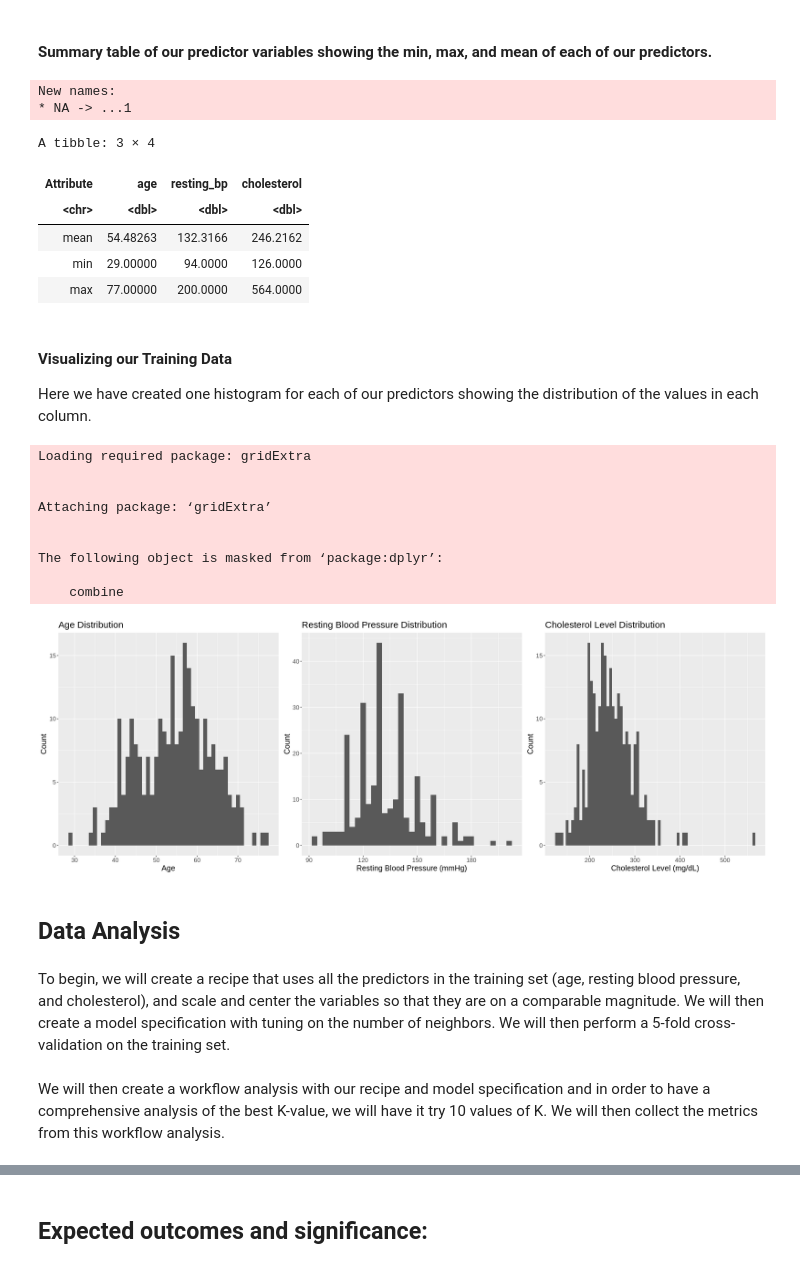
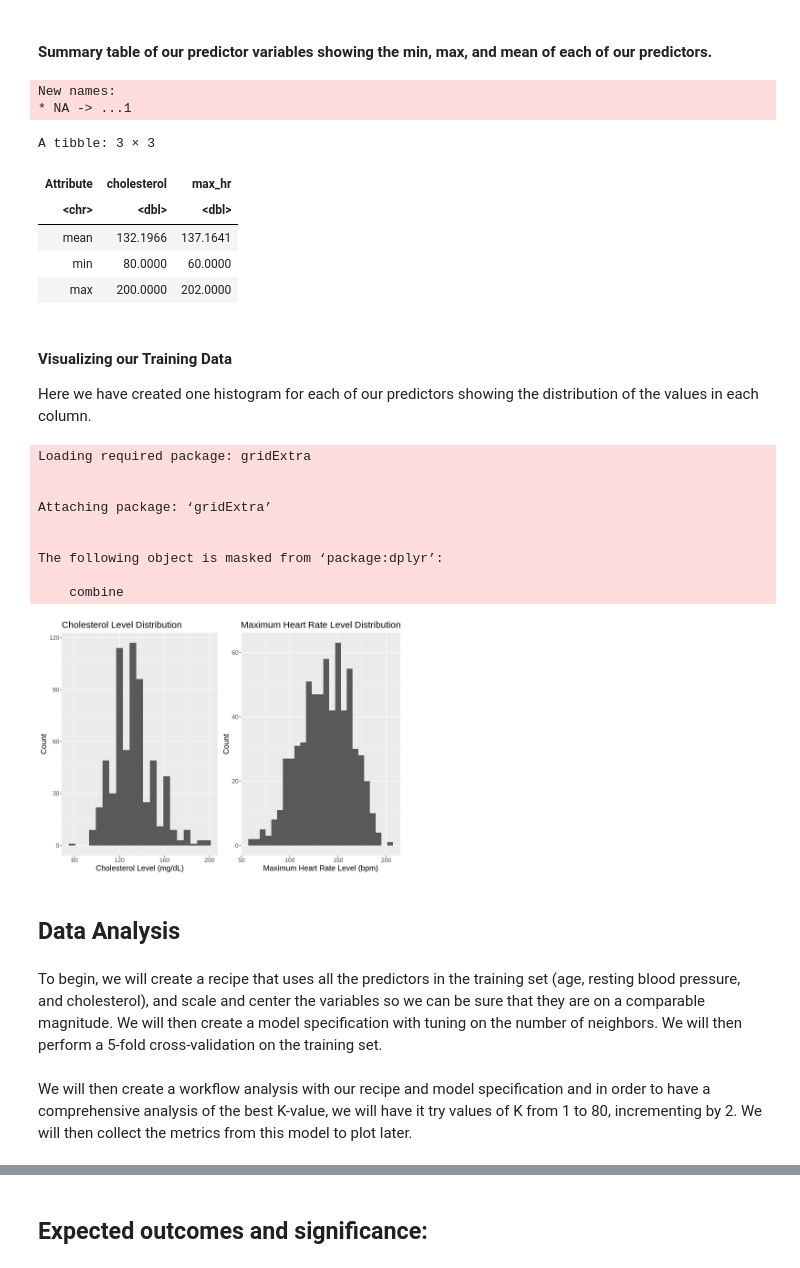
Before and after one commit to danielkaichis/dsci100_project, a Jupyter notebook: report.ipynb, the cells around one changed output, grey strips where cells are left out. Saved outputs shown, nothing was run; the diff lists cells and outputs as text; code cells hidden in the pictures.

Commit message:
complete visualization of results.

```diff
--- a/report.ipynb
+++ b/report.ipynb
@@ -118,57 +137,51 @@ predictor_summary <- bind_rows(mean_summary, min_summary, max_summary)
 # Combine predicted summary dataframe with descriptive row titles
 predictor_summary <- bind_cols(c("mean", "min", "max"), predictor_summary)
 # Rename column names to match what is in each column
-colnames(predictor_summary) = c("Attribute", "age", "resting_bp", "cholesterol")
+colnames(predictor_summary) = c("Attribute", "cholesterol", "max_hr")
 
 predictor_summary
 # %% [output]
 New names:
 * NA -> ...1
-A tibble: 3 × 4
+A tibble: 3 × 3
-| Attribute | age | resting_bp | cholesterol |
-| <chr> | <dbl> | <dbl> | <dbl> |
-| mean | 54.48263 | 132.3166 | 246.2162 |
-| min | 29.00000 | 94.0000 | 126.0000 |
-| max | 77.00000 | 200.0000 | 564.0000 |
+| Attribute | cholesterol | max_hr |
+| <chr> | <dbl> | <dbl> |
+| mean | 132.1966 | 137.1641 |
+| min | 80.0000 | 60.0000 |
+| max | 200.0000 | 202.0000 |
 # %% [markdown]
 #### Visualizing our Training Data
 Here we have created one histogram for each of our predictors showing the distribution of the values in each column.
 # %%
 require(gridExtra)
 options(repr.plot.height = 7, repr.plot.width = 20)
-age_histogram <- ggplot(heart_train, aes(x = age)) +
-    geom_histogram(binwidth = 1) +
-    xlab("Age") +
-    ylab("Count") +
-    ggtitle("Age Distribution") +
-    theme(text = element_text(size = 15))
-resting_bp_histogram <- ggplot(heart_train, aes(x = resting_bp)) +
-    geom_histogram(binwidth = 3) +
-    xlab("Resting Blood Pressure (mmHg)") +
-    ylab("Count") +
-    ggtitle("Resting Blood Pressure Distribution") +
-    theme(text = element_text(size = 15))
 cholesterol_histogram <- ggplot(heart_train, aes(x = cholesterol)) +
     geom_histogram(binwidth = 6) +
     xlab("Cholesterol Level (mg/dL)") +
     ylab("Count") +
     ggtitle("Cholesterol Level Distribution") +
     theme(text = element_text(size = 15))
+max_hr_histogram <- ggplot(heart_train, aes(x = max_hr)) +
+    geom_histogram(binwidth = 6) +
+    xlab("Maximum Heart Rate Level (bpm)") +
+    ylab("Count") +
+    ggtitle("Maximum Heart Rate Level Distribution") +
+    theme(text = element_text(size = 15))
 
-grid.arrange(age_histogram, resting_bp_histogram, cholesterol_histogram, ncol = 3)
+grid.arrange(cholesterol_histogram, max_hr_histogram, ncol = 4)
 # %% [output]
 Loading required package: gridExtra
 
 
 Attaching package: ‘gridExtra’
 
 
 The following object is masked from ‘package:dplyr’:
 
     combine
-[figure, old version]
+[figure, new version]
 # %% [markdown]
 ## Data Analysis
 # %% [markdown]
-To begin, we will create a recipe that uses all the predictors in the training set (age, resting blood pressure, and cholesterol), and scale and center the variables so that they are on a comparable magnitude. We will then create a model specification with tuning on the number of neighbors. We will then perform a 5-fold cross-validation on the training set.
+To begin, we will create a recipe that uses all the predictors in the training set (age, resting blood pressure, and cholesterol), and scale and center the variables so we can be sure that they are on a comparable magnitude. We will then create a model specification with tuning on the number of neighbors. We will then perform a 5-fold cross-validation on the training set.
 # %%
@@ -183,4 +201,4 @@ knn_spec <- nearest_neighbor(weight_func = "rectangular", neighbors = tune()) %>
 heart_vfold <- vfold_cv(heart_train, v = 5, strata = disease_presence)
 # %% [markdown]
-We will then create a workflow analysis with our recipe and model specification and in order to have a comprehensive analysis of the best K-value, we will have it try 10 values of K. We will then collect the metrics from this workflow analysis.
+We will then create a workflow analysis with our recipe and model specification and in order to have a comprehensive analysis of the best K-value, we will have it try values of K from 1 to 80, incrementing by 2. We will then collect the metrics from this model to plot later.
 # %%
```
Also changed, not shown: parts of 22 cells of this notebook.
